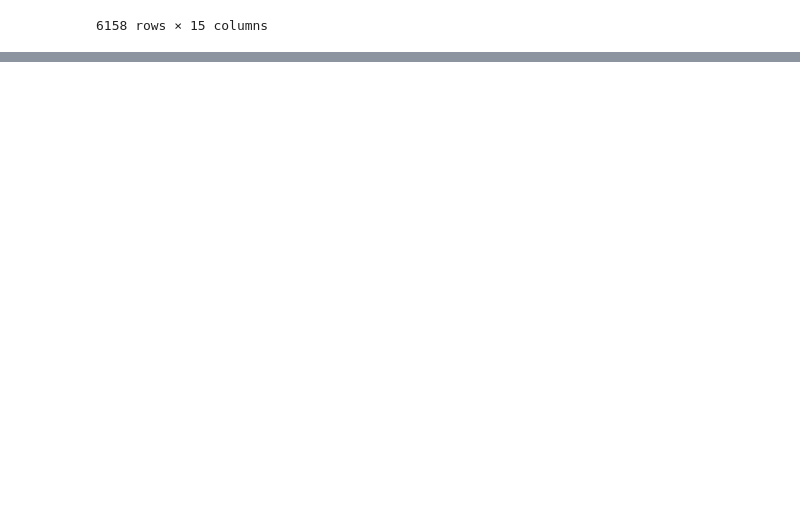
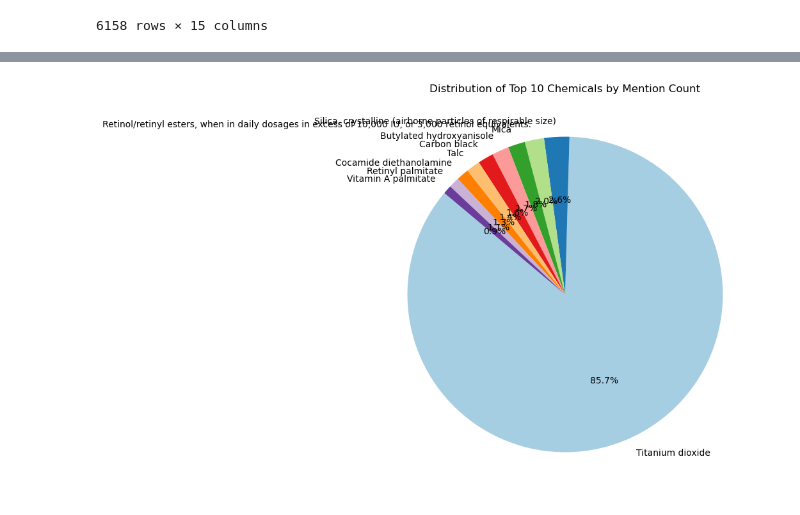
Before and after one commit to Nova8F/Project_1.0, a Jupyter notebook: MA_project1group1.ipynb, the cells around one changed output, grey strips where cells are left out. Drawn from its saved outputs; the diff is of its cells as text; code cells hidden in the pictures; blank space fills up the shorter version.

```diff
--- a/MA_project1group1.ipynb
+++ b/MA_project1group1.ipynb
@@ -165,0 +170,5 @@ grouped_data
+# %%
+chemical_count = original_df['ChemicalName'].value_counts().reset_index()
+chemical_count.columns = ['ChemicalName', 'Count']
+chemicals_over_71 = chemical_count[chemical_count['Count'] >= 71]
+chemicals_over_71
@@ -165,0 +202,13 @@ grouped_data
+# %%
+chemical_names = chemicals_over_71["ChemicalName"]
+chemical_counts = chemicals_over_71["Count"]
+top_chemicals = chemical_names[:10]  # Top 10 chemicals
+top_chemical_counts = chemical_counts[:10]  # Counts for top 10
+
+plt.figure(figsize=(8, 8))
+plt.pie(top_chemical_counts, labels=top_chemicals, autopct='%1.1f%%', startangle=140, colors=plt.cm.Paired.colors)
+plt.title('Distribution of Top 10 Chemicals by Mention Count')
+plt.size = "equal"
+plt.show()
+# %% [output]
+[figure, added]
```
Also changed, not shown: parts of 5 cells of this notebook, 1 other file.
